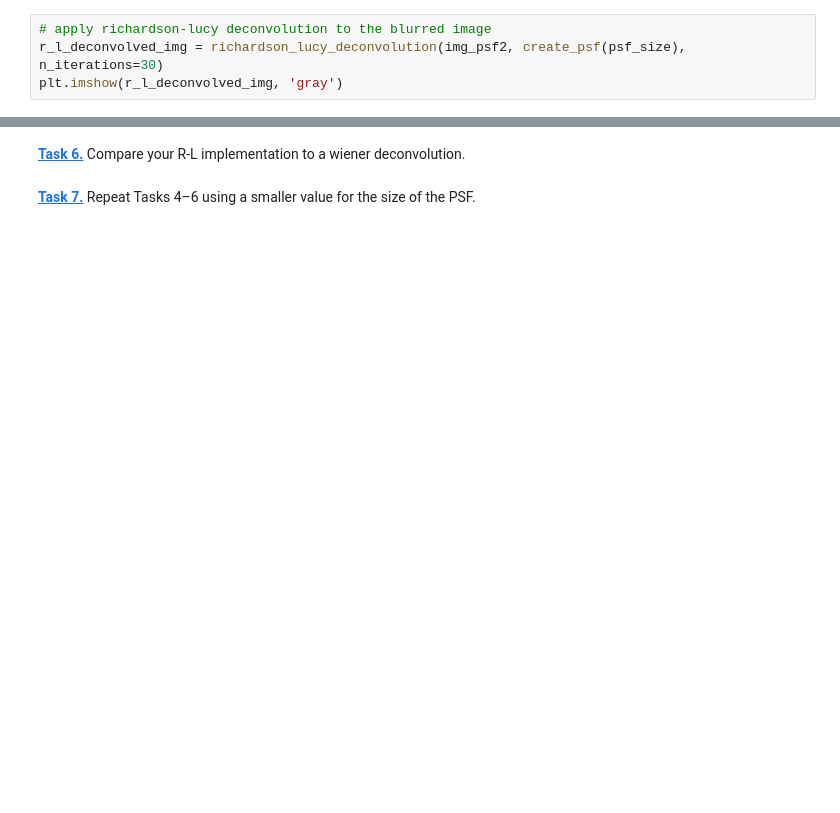
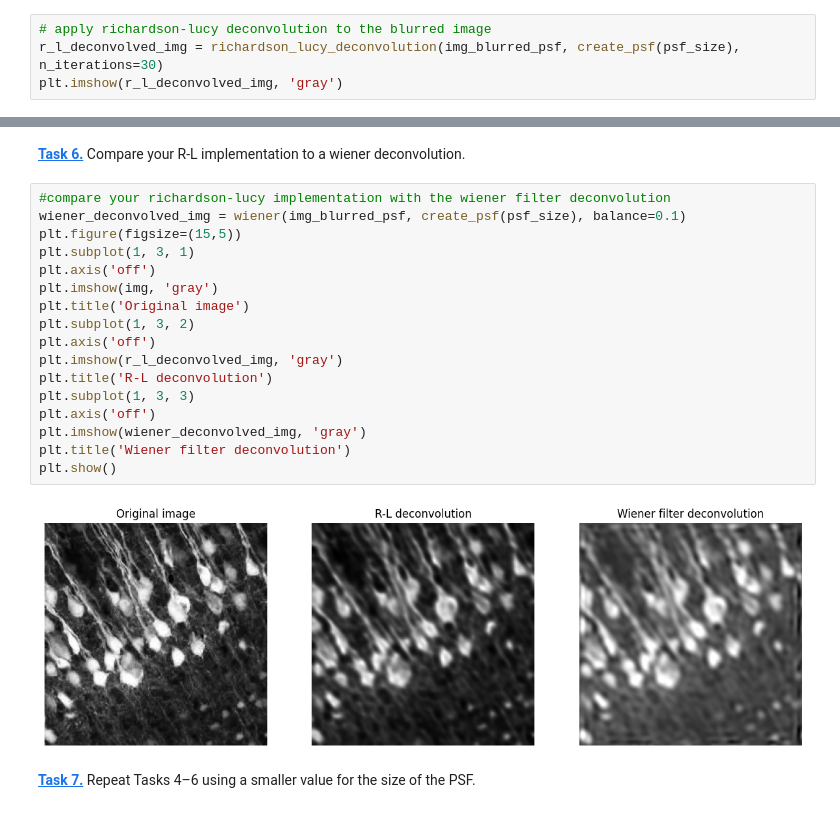
Before and after one commit to DavidDulkies31/mobi-fs5-python, a Jupyter notebook: deconvolution.ipynb, the cells around one changed output, grey strips where cells are left out. Cells and saved outputs as stored; diff of their text form; blank space fills up the shorter version.

```diff
--- a/deconvolution.ipynb
+++ b/deconvolution.ipynb
@@ -67,7 +67,7 @@ def richardson_lucy_deconvolution(image, psf, n_iterations):
 **[Task 4.]()** Apply the Richardson-Lucy deconvolution to the blurred image.
 # %%
 # apply richardson-lucy deconvolution to the blurred image
-r_l_deconvolved_img = richardson_lucy_deconvolution(img_psf2, create_psf(psf_size), n_iterations=30)
+r_l_deconvolved_img = richardson_lucy_deconvolution(img_blurred_psf, create_psf(psf_size), n_iterations=30)
 plt.imshow(r_l_deconvolved_img, 'gray')
 # %% [output]
 <matplotlib.image.AxesImage at 0x...>
@@ -98,4 +113,23 @@ noise = noise / reduce_factor
 # %% [markdown]
 **[Task 6.]()** Compare your R-L implementation to a wiener deconvolution.
+# %%
+#compare your richardson-lucy implementation with the wiener filter deconvolution
+wiener_deconvolved_img = wiener(img_blurred_psf, create_psf(psf_size), balance=0.1)
+plt.figure(figsize=(15,5))
+plt.subplot(1, 3, 1)
+plt.axis('off')
+plt.imshow(img, 'gray')
+plt.title('Original image')
+plt.subplot(1, 3, 2)
+plt.axis('off')
+plt.imshow(r_l_deconvolved_img, 'gray')
+plt.title('R-L deconvolution')
+plt.subplot(1, 3, 3)
+plt.axis('off')
+plt.imshow(wiener_deconvolved_img, 'gray')
+plt.title('Wiener filter deconvolution')
+plt.show()
+# %% [output]
+[figure, added]
 # %% [markdown]
 **[Task 7.]()** Repeat Tasks 4–6 using a smaller value for the size of the PSF.
```
Also changed, not shown: parts of 10 cells of this notebook.
